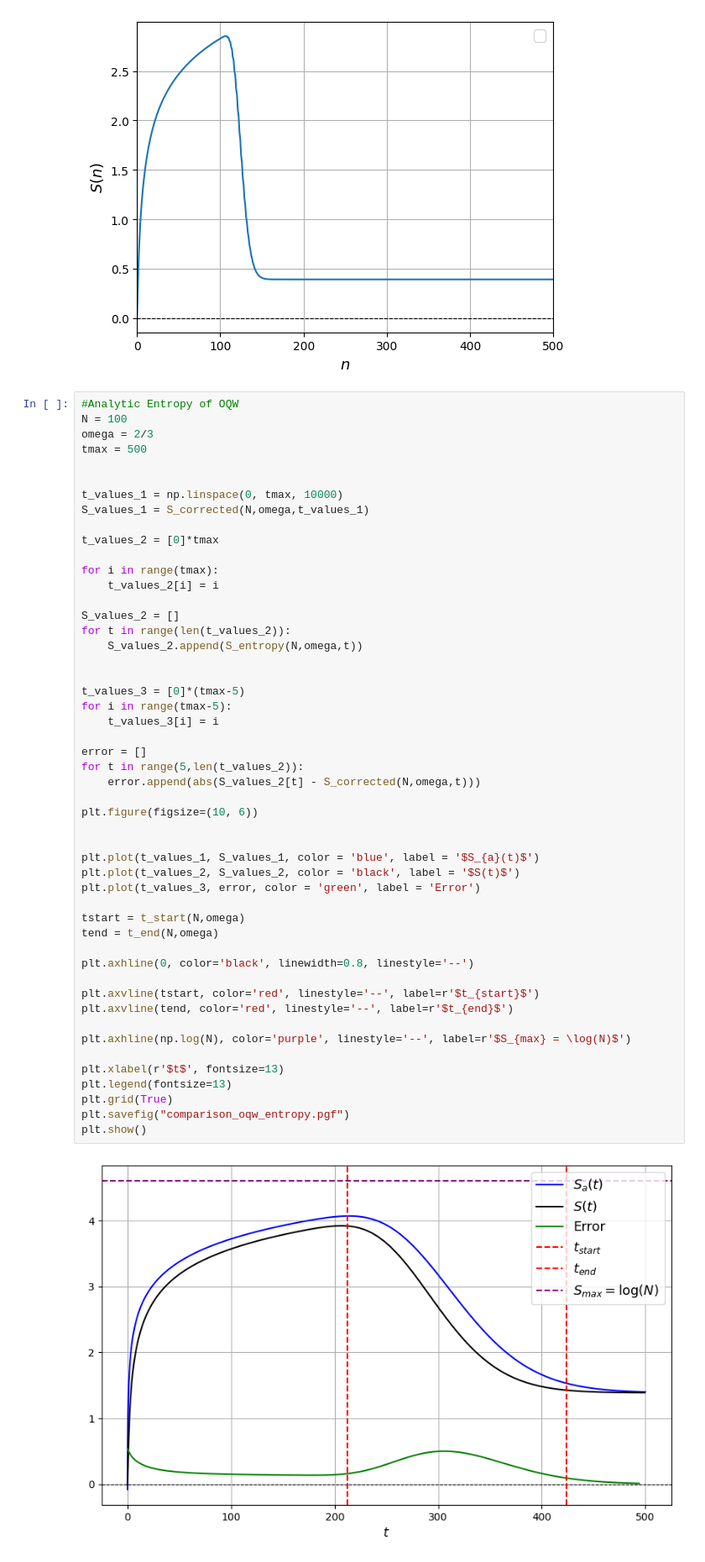
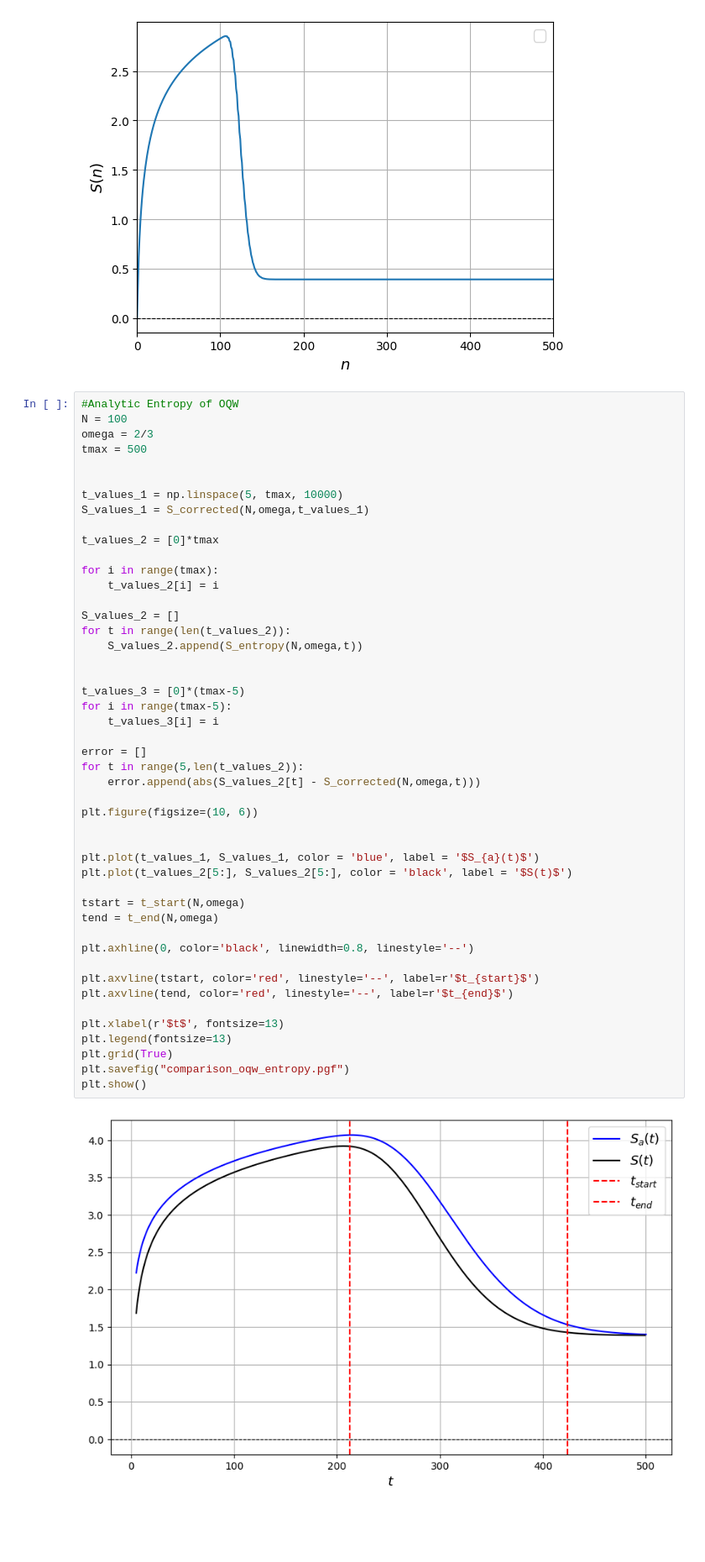
Before and after one commit to pedrolinckm/OQW-Thermodynamics, a Jupyter notebook: thermodynamics_oqw.ipynb, the cells around one changed output. Shown at 84% size. Cells and saved outputs as stored; diff of their text form; blank space fills up the shorter version.

```diff
--- a/thermodynamics_oqw.ipynb
+++ b/thermodynamics_oqw.ipynb
@@ -331,7 +331,7 @@ omega = 2/3
 tmax = 500
 
 
-t_values_1 = np.linspace(0, tmax, 10000)
+t_values_1 = np.linspace(5, tmax, 10000)
 S_values_1 = S_corrected(N,omega,t_values_1)
 
 t_values_2 = [0]*tmax
@@ -344,35 +344,32 @@ for t in range(len(t_values_2)):
     S_values_2.append(S_entropy(N,omega,t))
 
 
 t_values_3 = [0]*(tmax-5)
 for i in range(tmax-5):
     t_values_3[i] = i
 
 error = []
 for t in range(5,len(t_values_2)):
     error.append(abs(S_values_2[t] - S_corrected(N,omega,t)))
 
 plt.figure(figsize=(10, 6))
 
 
 plt.plot(t_values_1, S_values_1, color = 'blue', label = '$S_{a}(t)$')
-plt.plot(t_values_2, S_values_2, color = 'black', label = '$S(t)$')
-plt.plot(t_values_3, error, color = 'green', label = 'Error')
+plt.plot(t_values_2[5:], S_values_2[5:], color = 'black', label = '$S(t)$')
 
 tstart = t_start(N,omega)
 tend = t_end(N,omega)
 
 plt.axhline(0, color='black', linewidth=0.8, linestyle='--')
 
 plt.axvline(tstart, color='red', linestyle='--', label=r'$t_{start}$')
 plt.axvline(tend, color='red', linestyle='--', label=r'$t_{end}$')
 
-plt.axhline(np.log(N), color='purple', linestyle='--', label=r'$S_{max} = \log(N)$')
-
 plt.xlabel(r'$t$', fontsize=13)
 plt.legend(fontsize=13)
 plt.grid(True)
 plt.savefig("comparison_oqw_entropy.pgf")
 plt.show()
 # %% [output]
-[figure, old version]
+[figure, new version]
```
Also changed, not shown: parts of 8 cells of this notebook, 16 other files.
